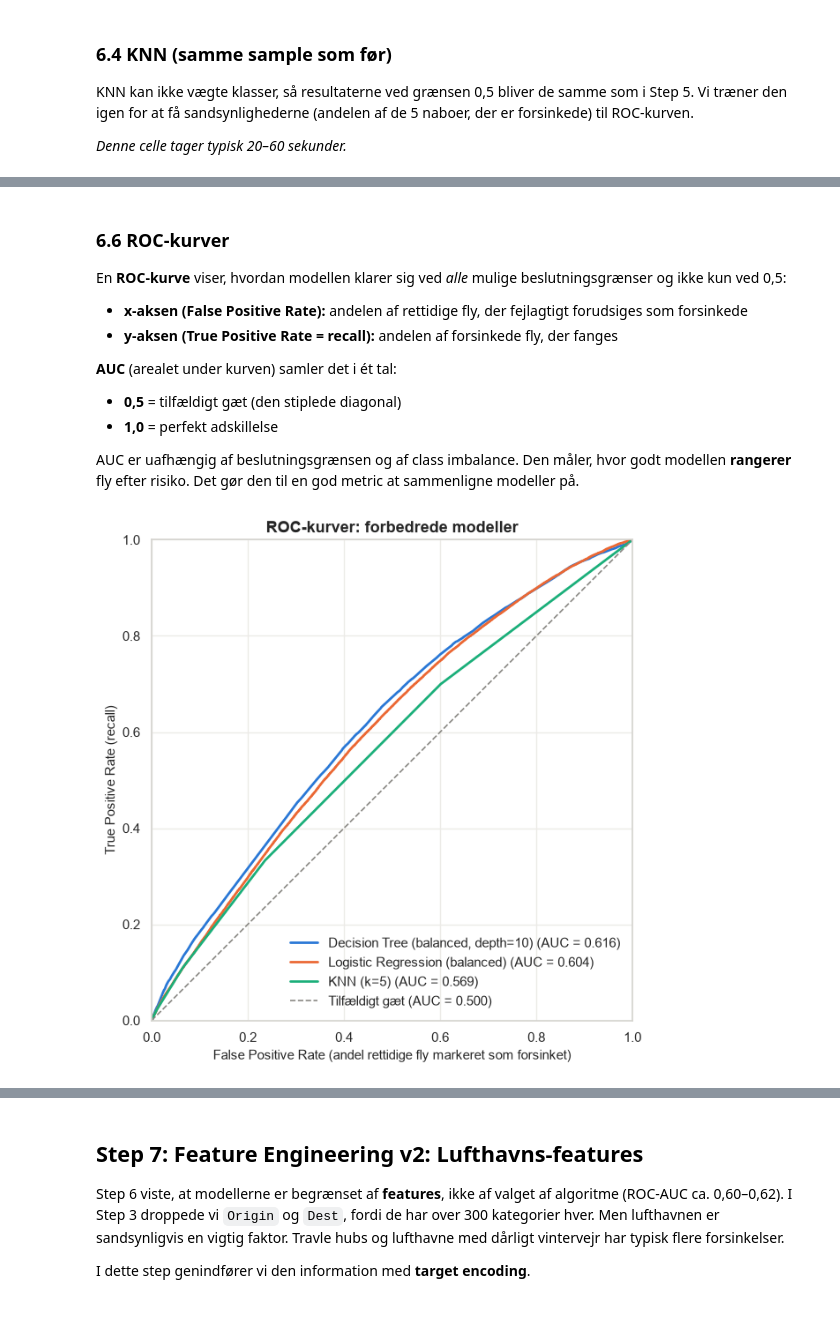
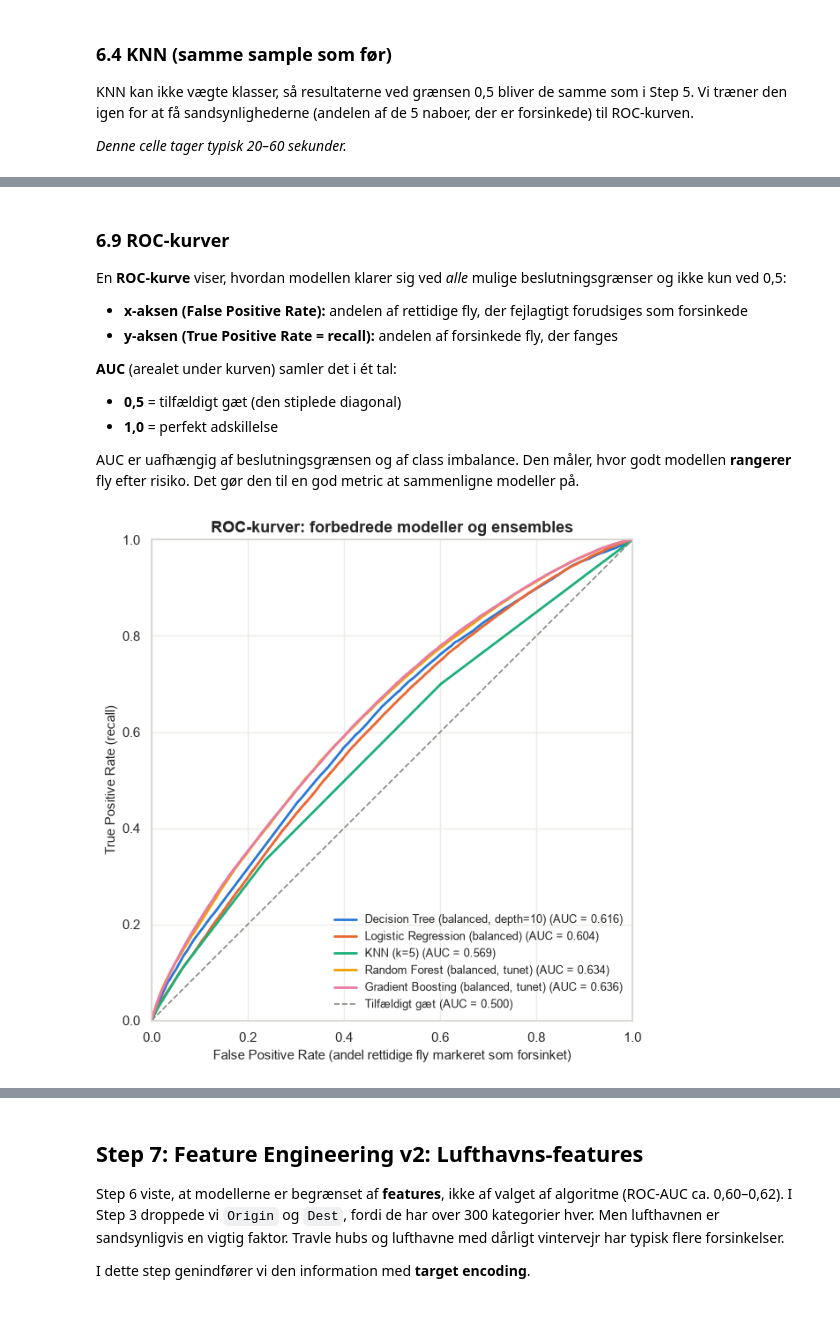
Before and after one commit to GustavDegn123/Airlines-Delay, a Jupyter notebook: flight_delay_prediction.ipynb, the cells around one changed output, grey strips where cells are left out. Saved outputs shown, nothing was run; the diff lists cells and outputs as text; code cells hidden in the pictures.

```diff
--- a/flight_delay_prediction.ipynb
+++ b/flight_delay_prediction.ipynb
@@ -803,12 +824,21 @@ from sklearn.metrics import roc_auc_score, roc_curve
 
 improved_results = []  # metrics for de forbedrede modeller
 probas = {}            # sandsynligheder på test-sættet til ROC-kurver
+ensemble_results = []  # metrics for ensemble-modellerne (6.5-6.7)
+ensemble_probas = {}   # sandsynligheder for ensemble-modellerne
 
 
-def evaluate_improved(name, model):
-    """Træn model, print metrics, vis confusion matrix og gem sandsynligheder til ROC."""
+def evaluate_improved(name, model, results_list=None, proba_dict=None, fit_params=None):
+    """Træn model, print metrics, vis confusion matrix og gem sandsynligheder til ROC.
+
+    Returnerer den trænede model. results_list/proba_dict angiver hvor resultaterne gemmes
+    (standard: improved_results/probas), og fit_params sendes videre til model.fit().
+    """
+    results_list = improved_results if results_list is None else results_list
+    proba_dict = probas if proba_dict is None else proba_dict
+
     start = time.time()
-    model.fit(X_train, y_train)
+    model.fit(X_train, y_train, **(fit_params or {}))
     y_proba = model.predict_proba(X_test)[:, 1]  # sandsynlighed for "forsinket"
     y_pred = (y_proba >= 0.5).astype(int)        # samme grænse som predict()
     elapsed = time.time() - start
@@ -819,13 +849,15 @@ def evaluate_improved(name, model):
         "Precision": precision_score(y_test, y_pred, zero_division=0),
         "Recall": recall_score(y_test, y_pred),
         "F1-score": f1_score(y_test, y_pred),
+        "ROC-AUC": roc_auc_score(y_test, y_proba),
+        "PR-AUC": average_precision_score(y_test, y_proba),
         "Tid (s)": elapsed,
     }
-    improved_results.append(metrics)
-    probas[name] = y_proba
+    results_list.append(metrics)
+    proba_dict[name] = y_proba
 
     print(f"=== {name} ===  (træning + forudsigelse: {elapsed:.1f} s)")
-    for key in ["Accuracy", "Precision", "Recall", "F1-score"]:
+    for key in ["Accuracy", "Precision", "Recall", "F1-score", "ROC-AUC", "PR-AUC"]:
         print(f"{key:<10} {metrics[key]:.4f}")
 
     # Confusion matrix som heatmap (samme stil som Step 5)
@@ -838,6 +870,8 @@ def evaluate_improved(name, model):
     ax.set_ylabel("Faktisk")
     plt.tight_layout()
     plt.show()
+
+    return model
 # %% [markdown]
 ### 6.2 Decision Tree: vælg den bedste `max_depth`
 
@@ -958,5 +1161,5 @@ display(comparison_all)
 # %% [markdown]
-### 6.6 ROC-kurver
+### 6.9 ROC-kurver
 
 En **ROC-kurve** viser, hvordan modellen klarer sig ved *alle* mulige beslutningsgrænser og ikke kun ved 0,5:
 - **x-aksen (False Positive Rate):** andelen af rettidige fly, der fejlagtigt forudsiges som forsinkede
@@ -968,29 +1171,29 @@ En **ROC-kurve** viser, hvordan modellen klarer sig ved *alle* mulige beslutning
 
 AUC er uafhængig af beslutningsgrænsen og af class imbalance. Den måler, hvor godt modellen **rangerer** fly efter risiko. Det gør den til en god metric at sammenligne modeller på.
 # %%
-# Konsistente modelfarver (samme rækkefølge som modellerne er trænet)
-ROC_COLORS = ["#2a78d6", "#eb6834", "#1baf7a"]  # blå, orange, aqua
+# Konsistente modelfarver i fast rækkefølge (samme rækkefølge som modellerne er trænet)
+ROC_COLORS = ["#2a78d6", "#eb6834", "#1baf7a", "#eda100", "#e87ba4"]  # blå, orange, aqua, gul, magenta
 
 fig, ax = plt.subplots(figsize=(7.5, 6.5))
 
-for (name, y_proba), color in zip(probas.items(), ROC_COLORS):
+for (name, y_proba), color in zip({**probas, **ensemble_probas}.items(), ROC_COLORS):
     fpr, tpr, _ = roc_curve(y_test, y_proba)
     auc = roc_auc_score(y_test, y_proba)
     ax.plot(fpr, tpr, color=color, linewidth=2, label=f"{name} (AUC = {auc:.3f})")
 
 # Diagonal = tilfældigt gæt
 ax.plot([0, 1], [0, 1], color="#8a8984", linestyle="--", linewidth=1.2,
         label="Tilfældigt gæt (AUC = 0.500)")
 
-ax.set_title("ROC-kurver: forbedrede modeller")
+ax.set_title("ROC-kurver: forbedrede modeller og ensembles")
 ax.set_xlabel("False Positive Rate (andel rettidige fly markeret som forsinket)")
 ax.set_ylabel("True Positive Rate (recall)")
 ax.set_xlim(0, 1)
 ax.set_ylim(0, 1)
 ax.set_aspect("equal")
-ax.legend(frameon=False, loc="lower right")
+ax.legend(frameon=False, loc="lower right", fontsize=9)
 plt.tight_layout()
 plt.show()
 # %% [output]
-[figure, old version]
+[figure, new version]
 # %% [markdown]
```
Also changed, not shown: parts of 36 cells of this notebook.
